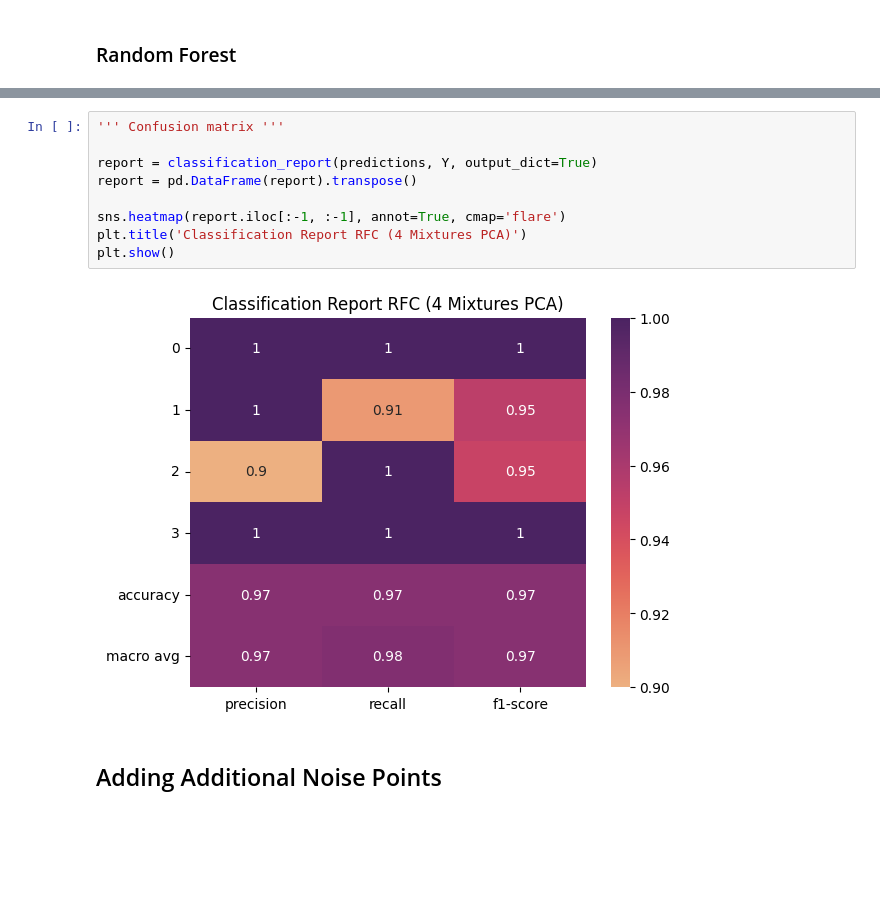
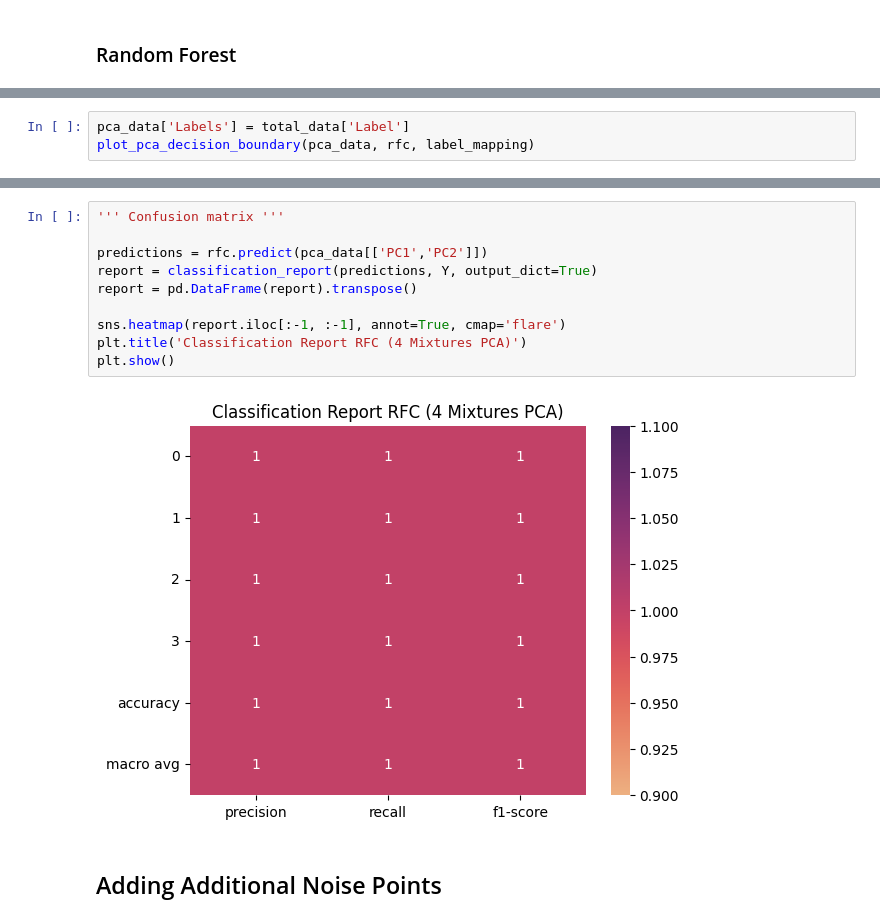
Before and after one commit to SohamD34/BTP, a Jupyter notebook: scripts/Mixture + Analytes/4 Mixtures/PCA_RFC.ipynb, the cells around one changed output, grey strips where cells are left out. Saved outputs shown, nothing was run; the diff lists cells and outputs as text; blank space fills up the shorter version.

Commit message:
SVM & RFC updated - with confusion matrices, decision boundaries

```diff
--- a/scripts/Mixture + Analytes/4 Mixtures/PCA_RFC.ipynb
+++ b/scripts/Mixture + Analytes/4 Mixtures/PCA_RFC.ipynb
@@ -105,0 +71,3 @@ Testing accuracy =  0.9166666666666666
+# %%
+pca_data['Labels'] = total_data['Label']
+plot_pca_decision_boundary(pca_data, rfc, label_mapping)
@@ -106,14 +76,15 @@ Testing accuracy =  0.9166666666666666
 # %%
 ''' Confusion matrix '''
 
+predictions = rfc.predict(pca_data[['PC1','PC2']])
 report = classification_report(predictions, Y, output_dict=True)
 report = pd.DataFrame(report).transpose()
 
 sns.heatmap(report.iloc[:-1, :-1], annot=True, cmap='flare')
 plt.title('Classification Report RFC (4 Mixtures PCA)')
 plt.show()
 # %% [output]
-[figure, old version]
+[figure, new version]
 # %% [markdown]
 ## Adding Additional Noise Points
 # %% [markdown]
```
Also changed, not shown: parts of 5 cells of this notebook, 13 other files.
